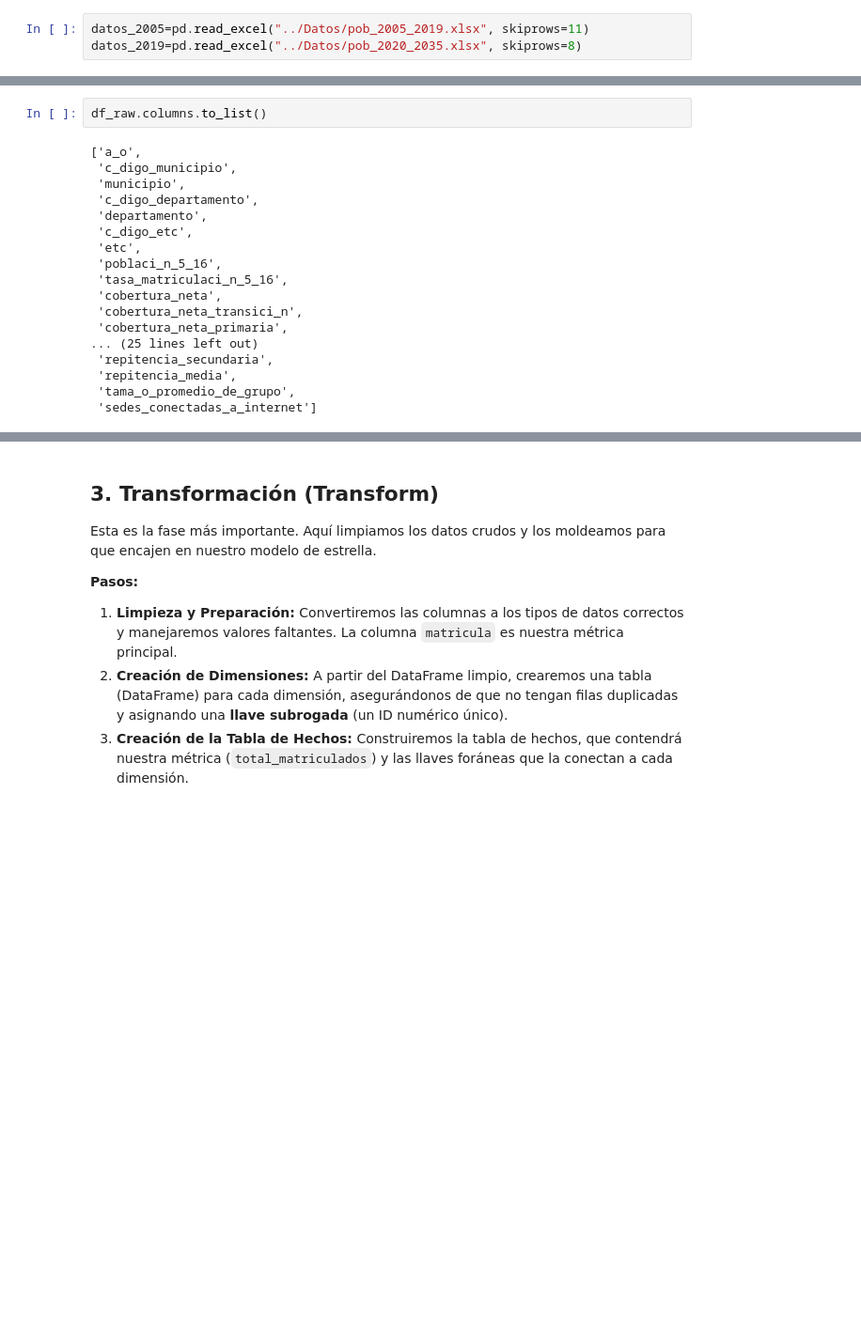
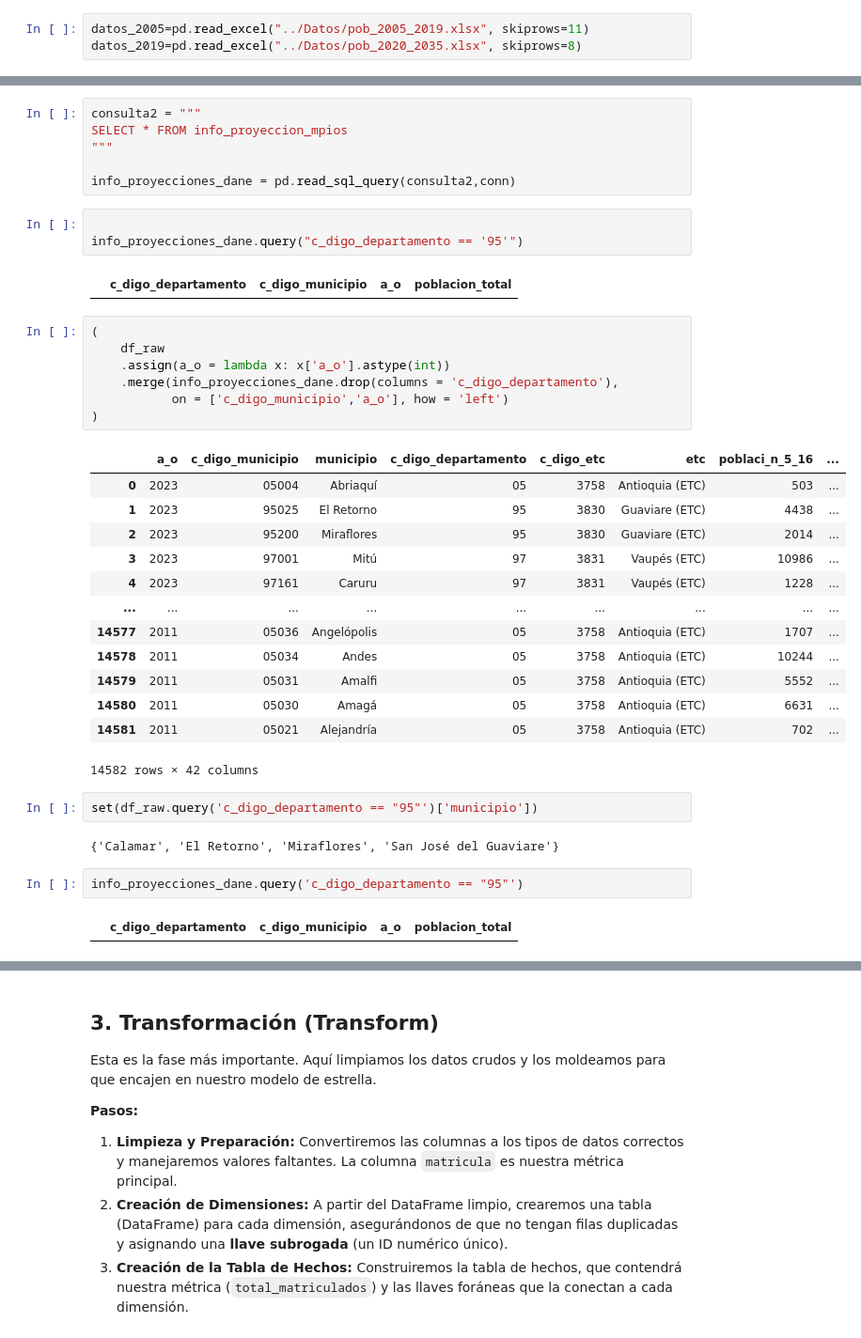
Before and after one commit to jesusreyesa/primer_repo_izainea, a Jupyter notebook: Cuadernos/Modelos_dimensionales.ipynb, the cells around one changed output, grey strips where cells are left out. Shown at 94% size. Saved outputs shown, nothing was run; the diff lists cells and outputs as text; blank space fills up the shorter version.

```diff
--- a/Cuadernos/Modelos_dimensionales.ipynb
+++ b/Cuadernos/Modelos_dimensionales.ipynb
@@ -551,20 +579,40 @@ ImportError: Missing optional dependency 'openpyxl'.  Use pip or conda to instal
+# %%
+consulta2 = """
+SELECT * FROM info_proyeccion_mpios
+"""
+
+info_proyecciones_dane = pd.read_sql_query(consulta2,conn)
 # %%
-df_raw.columns.to_list()
+
+info_proyecciones_dane.query("c_digo_departamento == '95'")
 # %% [output]
-['a_o',
- 'c_digo_municipio',
- 'municipio',
- 'c_digo_departamento',
- 'departamento',
- 'c_digo_etc',
- 'etc',
- 'poblaci_n_5_16',
- 'tasa_matriculaci_n_5_16',
- 'cobertura_neta',
- 'cobertura_neta_transici_n',
- 'cobertura_neta_primaria',
-... (25 lines left out)
- 'repitencia_secundaria',
- 'repitencia_media',
- 'tama_o_promedio_de_grupo',
- 'sedes_conectadas_a_internet']
+|  | c_digo_departamento | c_digo_municipio | a_o | poblacion_total |
+# %%
+(
+    df_raw
+    .assign(a_o = lambda x: x['a_o'].astype(int))
+    .merge(info_proyecciones_dane.drop(columns = 'c_digo_departamento'),
+           on = ['c_digo_municipio','a_o'], how = 'left')
+)
+# %% [output]
+|  | a_o | c_digo_municipio | municipio | c_digo_departamento | c_digo_etc | etc | poblaci_n_5_16 | ... |
+| 0 | 2023 | 05004 | Abriaquí | 05 | 3758 | Antioquia (ETC) | 503 | ... |
+| 1 | 2023 | 95025 | El Retorno | 95 | 3830 | Guaviare (ETC) | 4438 | ... |
+| 2 | 2023 | 95200 | Miraflores | 95 | 3830 | Guaviare (ETC) | 2014 | ... |
+| 3 | 2023 | 97001 | Mitú | 97 | 3831 | Vaupés (ETC) | 10986 | ... |
+| 4 | 2023 | 97161 | Caruru | 97 | 3831 | Vaupés (ETC) | 1228 | ... |
+| ... | ... | ... | ... | ... | ... | ... | ... | ... |
+| 14577 | 2011 | 05036 | Angelópolis | 05 | 3758 | Antioquia (ETC) | 1707 | ... |
+| 14578 | 2011 | 05034 | Andes | 05 | 3758 | Antioquia (ETC) | 10244 | ... |
+| 14579 | 2011 | 05031 | Amalfi | 05 | 3758 | Antioquia (ETC) | 5552 | ... |
+| 14580 | 2011 | 05030 | Amagá | 05 | 3758 | Antioquia (ETC) | 6631 | ... |
+| 14581 | 2011 | 05021 | Alejandría | 05 | 3758 | Antioquia (ETC) | 702 | ... |
+14582 rows × 42 columns
+# %%
+set(df_raw.query('c_digo_departamento == "95"')['municipio'])
+# %% [output]
+{'Calamar', 'El Retorno', 'Miraflores', 'San José del Guaviare'}
+# %%
+info_proyecciones_dane.query('c_digo_departamento == "95"')
+# %% [output]
+|  | c_digo_departamento | c_digo_municipio | a_o | poblacion_total |
```
Also changed, not shown: parts of 57 cells of this notebook, 4 other files.
